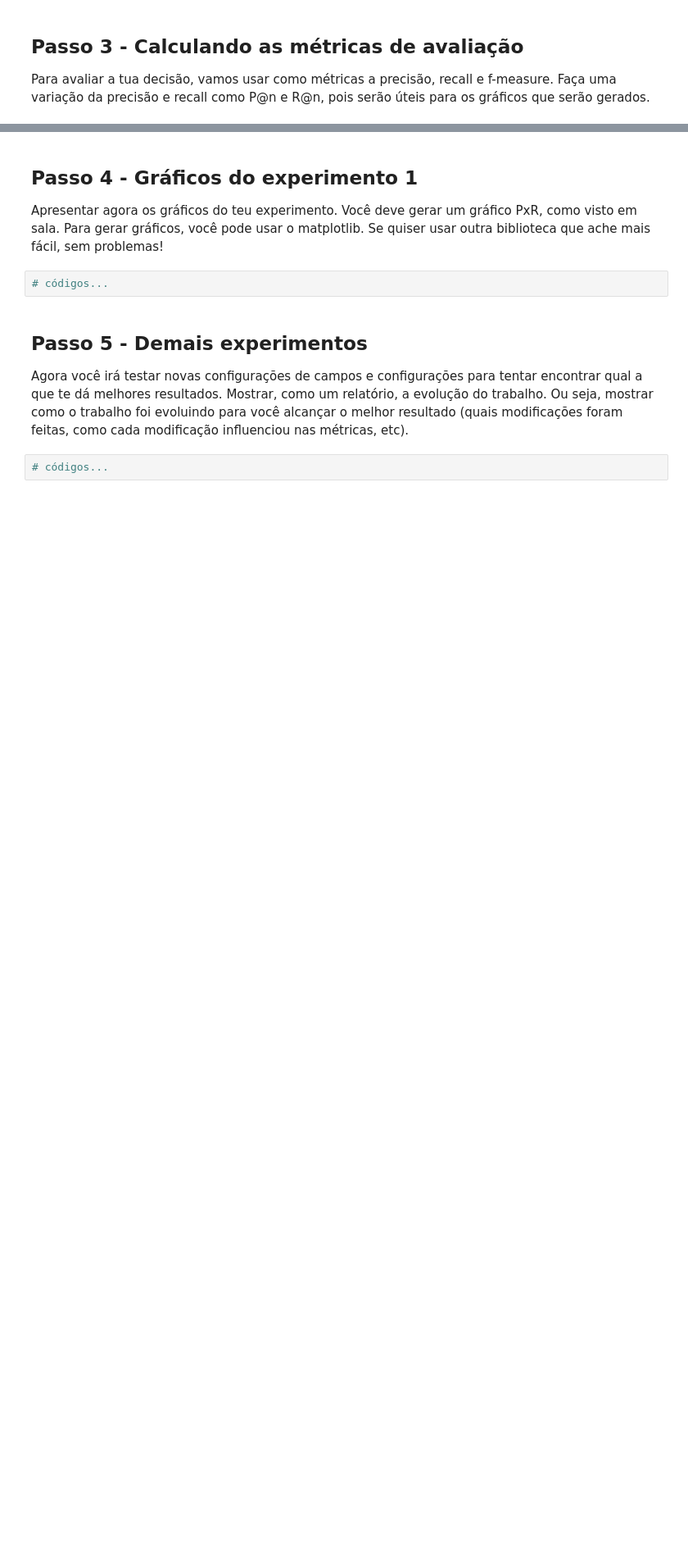
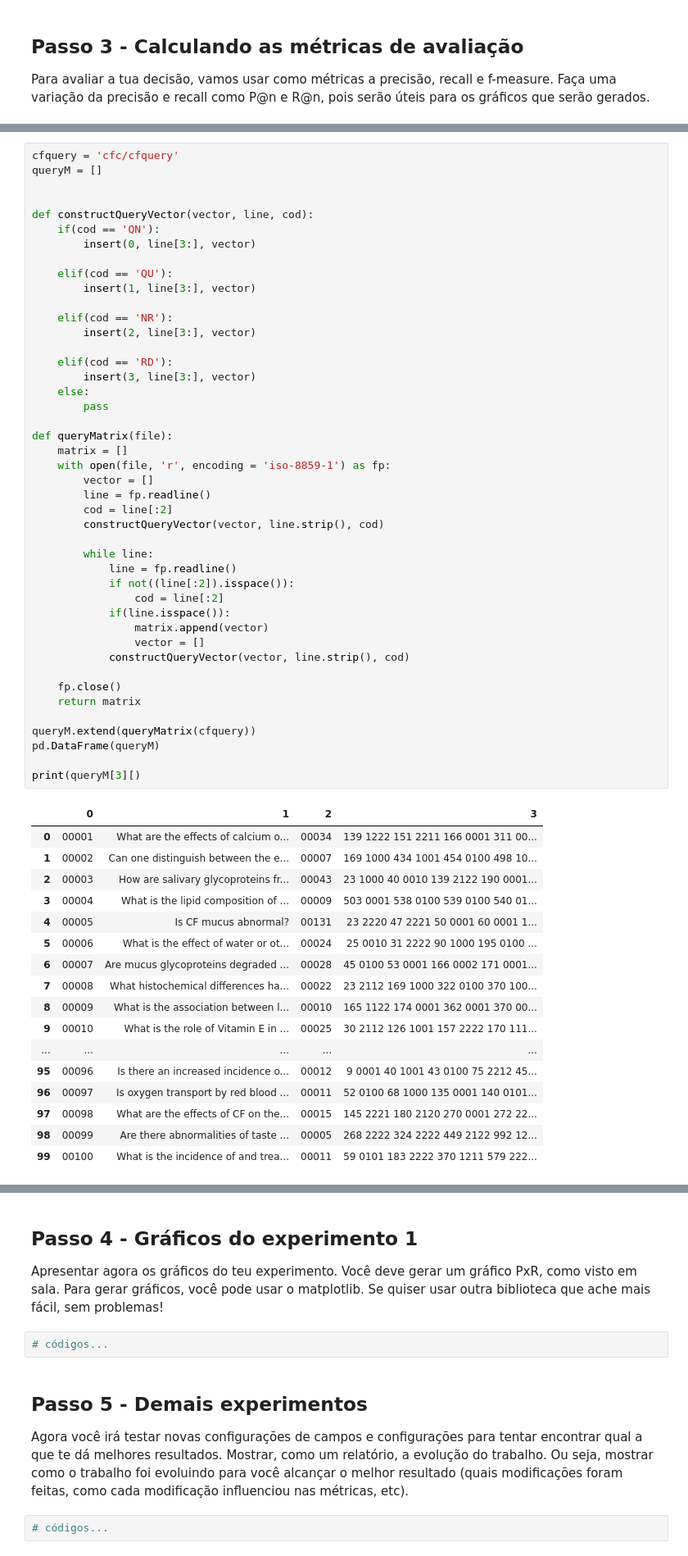
Before and after one commit to BravoNatalie/Avaliando_Sistemas_RI, a Jupyter notebook: Trabalho 3 - Avaliando sistemas de IR.ipynb, the cells around one changed output, grey strips where cells are left out. Shown: that part at 82% size. Saved outputs shown, nothing was run; the diff lists cells and outputs as text; blank space fills up the shorter version.

Commit message:
fazendo parse das query

```diff
--- a/Trabalho 3 - Avaliando sistemas de IR.ipynb
+++ b/Trabalho 3 - Avaliando sistemas de IR.ipynb
@@ -179,0 +165,62 @@ Para avaliar a tua decisão, vamos usar como métricas a precisão, recall e f-m
+# %%
+cfquery = 'cfc/cfquery'
+queryM = []
+
+
+def constructQueryVector(vector, line, cod):
+    if(cod == 'QN'):
+        insert(0, line[3:], vector)
+
+    elif(cod == 'QU'):
+        insert(1, line[3:], vector)
+
+    elif(cod == 'NR'):
+        insert(2, line[3:], vector)
+
+    elif(cod == 'RD'):
+        insert(3, line[3:], vector)
+    else:
+        pass
+
+def queryMatrix(file):
+    matrix = []
+    with open(file, 'r', encoding = 'iso-8859-1') as fp:
+        vector = []
+        line = fp.readline()
+        cod = line[:2]
+        constructQueryVector(vector, line.strip(), cod)
+
+        while line:
+            line = fp.readline()
+            if not((line[:2]).isspace()):
+                cod = line[:2]
+            if(line.isspace()):
+                matrix.append(vector)
+                vector = []
+            constructQueryVector(vector, line.strip(), cod)
+
+    fp.close()
+    return matrix
+
+queryM.extend(queryMatrix(cfquery))
+pd.DataFrame(queryM)
+
+print(queryM[3][)
+# %% [output]
+|  | 0 | 1 | 2 | 3 |
+| 0 | 00001 | What are the effects of calcium o... | 00034 | 139 1222 151 2211 166 0001 311 00... |
+| 1 | 00002 | Can one distinguish between the e... | 00007 | 169 1000 434 1001 454 0100 498 10... |
+| 2 | 00003 | How are salivary glycoproteins fr... | 00043 | 23 1000 40 0010 139 2122 190 0001... |
+| 3 | 00004 | What is the lipid composition of ... | 00009 | 503 0001 538 0100 539 0100 540 01... |
+| 4 | 00005 | Is CF mucus abnormal? | 00131 | 23 2220 47 2221 50 0001 60 0001 1... |
+| 5 | 00006 | What is the effect of water or ot... | 00024 | 25 0010 31 2222 90 1000 195 0100 ... |
+| 6 | 00007 | Are mucus glycoproteins degraded ... | 00028 | 45 0100 53 0001 166 0002 171 0001... |
+| 7 | 00008 | What histochemical differences ha... | 00022 | 23 2112 169 1000 322 0100 370 100... |
+| 8 | 00009 | What is the association between l... | 00010 | 165 1122 174 0001 362 0001 370 00... |
+| 9 | 00010 | What is the role of Vitamin E in ... | 00025 | 30 2112 126 1001 157 2222 170 111... |
+| ... | ... | ... | ... | ... |
+| 95 | 00096 | Is there an increased incidence o... | 00012 | 9 0001 40 1001 43 0100 75 2212 45... |
+| 96 | 00097 | Is oxygen transport by red blood ... | 00011 | 52 0100 68 1000 135 0001 140 0101... |
+| 97 | 00098 | What are the effects of CF on the... | 00015 | 145 2221 180 2120 270 0001 272 22... |
+| 98 | 00099 | Are there abnormalities of taste ... | 00005 | 268 2222 324 2222 449 2122 992 12... |
+| 99 | 00100 | What is the incidence of and trea... | 00011 | 59 0101 183 2222 370 1211 579 222... |
```
Also changed, not shown: parts of 4 cells of this notebook, 3 other files.
